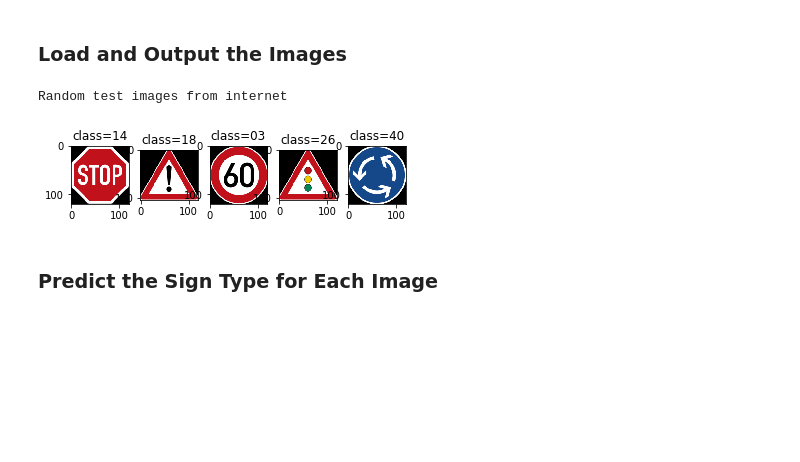
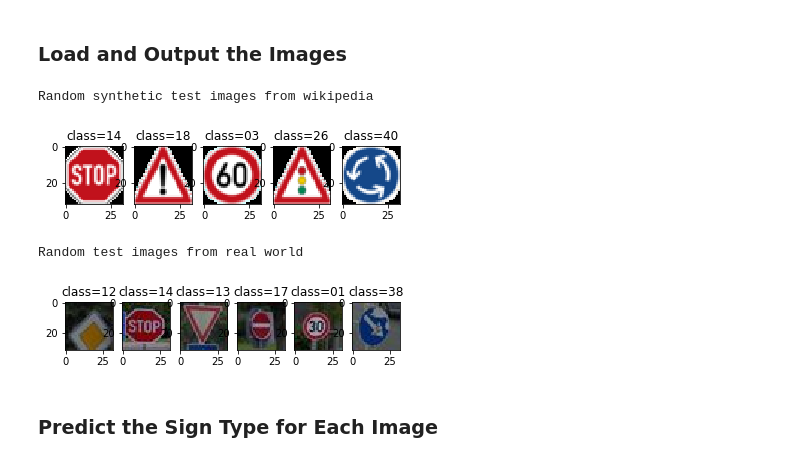
Before and after one commit to nitheeshkl/Udacity_CarND_TrafficSignClassifier, a Jupyter notebook: Traffic_Sign_Classifier.ipynb, the cells around one changed output. Drawn from its saved outputs; the diff is of its cells as text; code cells hidden in the pictures; blank space fills up the shorter version.

Commit message:
use real and synthetic test image and analyze performance
Signed-off-by: Nitheesh K L <nitheesh.k.l@intel.com>

```diff
--- a/Traffic_Sign_Classifier.ipynb
+++ b/Traffic_Sign_Classifier.ipynb
@@ -323,40 +323,65 @@ You may find `signnames.csv` useful as it contains mappings from the class id (i
 # %%
 ### Load the images and plot them here.
 ### Feel free to use as many code cells as needed.
 import matplotlib.pyplot as plt
 %matplotlib inline
 
 import tensorflow as tf
 import numpy as np
 import cv2
 import os
 
-
-test_img_dir = "./test_dataset"
-test_img_files = os.listdir(test_img_dir)
-test_img_list = []
-test_img_labels = []
+synthetic_img_dir = "./test_dataset/synthetic"
+synthetic_test_img_files = os.listdir(synthetic_img_dir)
+synthetic_test_img_list = []
+synthetic_test_img_labels = []
 # print("test img files = %s" % test_img_files)
 
 fig, axes = plt.subplots(nrows=1, ncols=5)
 axes = axes.flatten()
 i = 0
-for f in test_img_files:
-    img = cv2.imread(test_img_dir + "/" + f)
+for f in synthetic_test_img_files:
+    img = cv2.imread(synthetic_img_dir + "/" + f)
     #print(type(img))
     lbl = os.path.splitext(f)[0]
     #print(type(lbl))
-    test_img_list.append(img)
-    test_img_labels.append(lbl)
+    synthetic_test_img_list.append(img)
+    synthetic_test_img_labels.append(int(lbl))
     axes[i].imshow(cv2.cvtColor(img, cv2.COLOR_BGR2RGB))
     axes[i].set_title(("class=%s"%(lbl)))
     i=i+1
 
 #print("text img labels = %s" % test_img_labels)
-print("Random test images from internet")
+print("Random synthetic test images from wikipedia")
 plt.show()
+
+real_img_dir = "./test_dataset/real"
+real_test_img_files = os.listdir(real_img_dir)
+real_test_img_list = []
+real_test_img_labels = []
+# print("test img files = %s" % test_img_files)
+
+fig, axes = plt.subplots(nrows=1, ncols=6)
+axes = axes.flatten()
+i=0
+for f in real_test_img_files:
+    img = cv2.imread(real_img_dir + "/" + f)
+    #print(type(img))
+    lbl = os.path.splitext(f)[0]
+    #print(type(lbl))
+    real_test_img_list.append(img)
+    real_test_img_labels.append(int(lbl))
+    axes[i].imshow(cv2.cvtColor(img, cv2.COLOR_BGR2RGB))
+    axes[i].set_title(("class=%s"%(lbl)))
+    i=i+1
+
+#print("text img labels = %s" % test_img_labels)
+print("Random test images from real world")
+plt.show()
 # %% [output]
-Random test images from internet
+Random synthetic test images from wikipedia
-[figure, old version]
+[figure, new version]
+Random test images from real world
+[figure, added]
 # %% [markdown]
 ### Predict the Sign Type for Each Image
```
Also changed, not shown: parts of 4 cells of this notebook, 16 other files.
